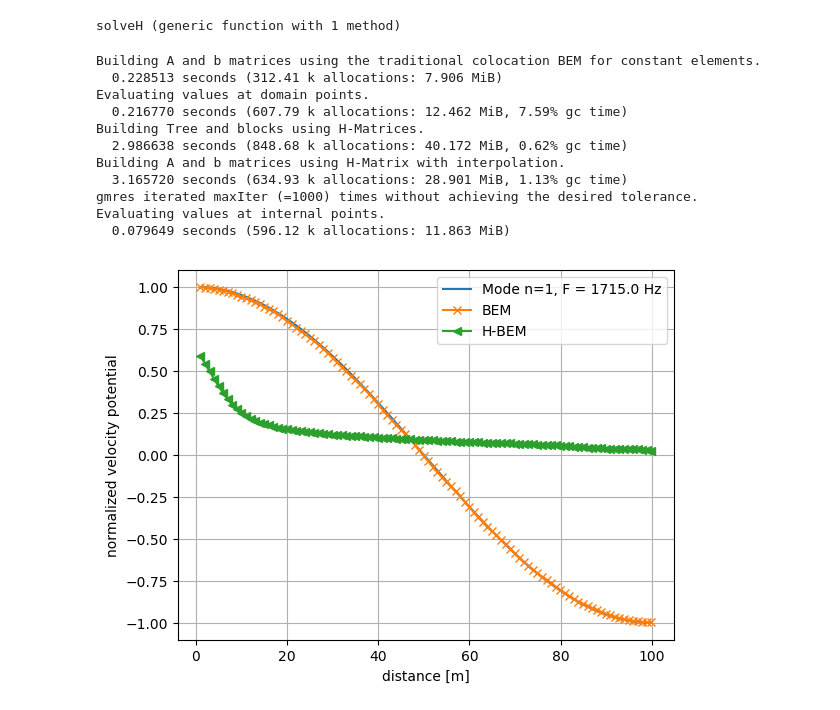
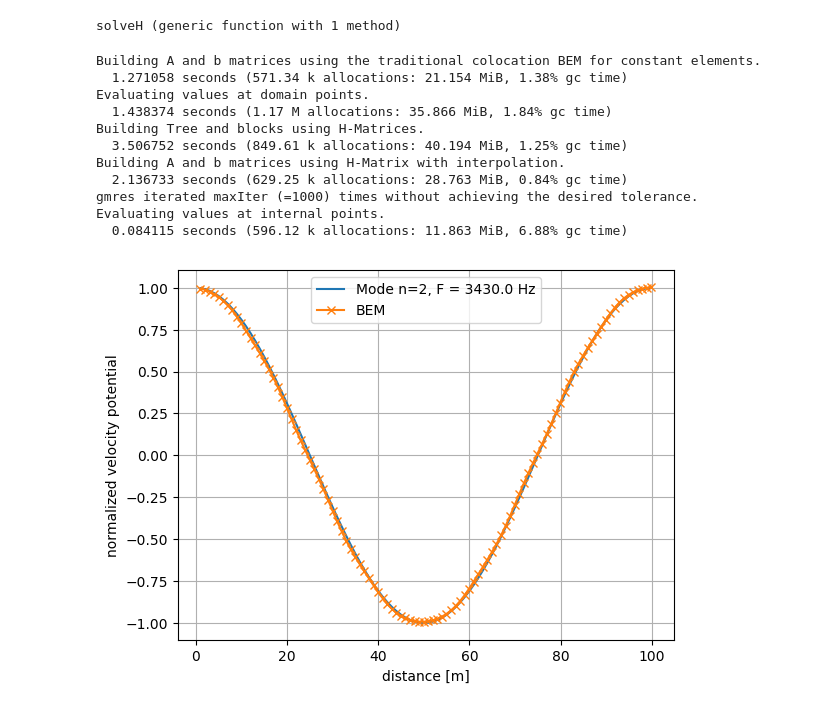
Before and after one commit to alvarocafe/BB, a Jupyter notebook: docs/BEM2D.ipynb, the cells around one changed output. Saved outputs shown, nothing was run; the diff lists cells and outputs as text; code cells hidden in the pictures.

```diff
--- a/docs/BEM2D.ipynb
+++ b/docs/BEM2D.ipynb
@@ -68,7 +68,7 @@ solveH (generic function with 1 method)
 #using const2D
 ## Now, to define a new geometry, first one must declare the points,
 # segments, boundary conditions, etc...
-n = 1; # Mode number
+n = 2; # Mode number
 L = 100; # Length of the duct in mm
 d = 10; # Diameter of the duct in mm
 c = 343*1000; # Speed of wave propagation in mm/s
@@ -90,34 +90,34 @@ for i = 1:n_pint
 	PONTOS_int[i,:] = [i ((100-0.1)/n_pint)*i d/2]
 end
 u,q,uint,qint = solve(info,PONTOS_int,fc,BCFace,k);
-uH,qH,uintH,qintH = solveH(info,PONTOS_int,fc,BCFace,k);
+#uH,qH,uintH,qintH = solveH(info,PONTOS_int,fc,BCFace,k);
 # %% [output]
 Building A and b matrices using the traditional colocation BEM for constant elements.
-  0.228513 seconds (312.41 k allocations: 7.906 MiB)
+  1.271058 seconds (571.34 k allocations: 21.154 MiB, 1.38% gc time)
 Evaluating values at domain points.
-  0.216770 seconds (607.79 k allocations: 12.462 MiB, 7.59% gc time)
+  1.438374 seconds (1.17 M allocations: 35.866 MiB, 1.84% gc time)
 Building Tree and blocks using H-Matrices.
-  2.986638 seconds (848.68 k allocations: 40.172 MiB, 0.62% gc time)
+  3.506752 seconds (849.61 k allocations: 40.194 MiB, 1.25% gc time)
 Building A and b matrices using H-Matrix with interpolation.
-  3.165720 seconds (634.93 k allocations: 28.901 MiB, 1.13% gc time)
+  2.136733 seconds (629.25 k allocations: 28.763 MiB, 0.84% gc time)
 gmres iterated maxIter (=1000) times without achieving the desired tolerance.
 Evaluating values at internal points.
-  0.079649 seconds (596.12 k allocations: 11.863 MiB)
+  0.084115 seconds (596.12 k allocations: 11.863 MiB, 6.88% gc time)
 # %%
 # Comparing the results
 using PyPlot
 
 phi_closed(x,n,L,c) = cos.(n*pi*(x./L))
 figure()
 plot(PONTOS_int[:,2],phi_closed(PONTOS_int[:,2],n,L,c),label="Mode n=$(n), F = $(F_closed(n,L,c)/(2*pi)) Hz")
 hold(1)
 plot(PONTOS_int[:,2],real.(uint),label="BEM",marker="x")
-plot(PONTOS_int[:,2],real.(uintH),label="H-BEM",marker="<")
+#plot(PONTOS_int[:,2],real.(uintH),label="H-BEM",marker="<")
 
 legend()
 xlabel("distance [m]")
 ylabel("normalized velocity potential")
 grid(1)
 hold(0)
 # %% [output]
-[figure, old version]
+[figure, new version]
```
Also changed, not shown: parts of 1 cell of this notebook, 2 other files.
